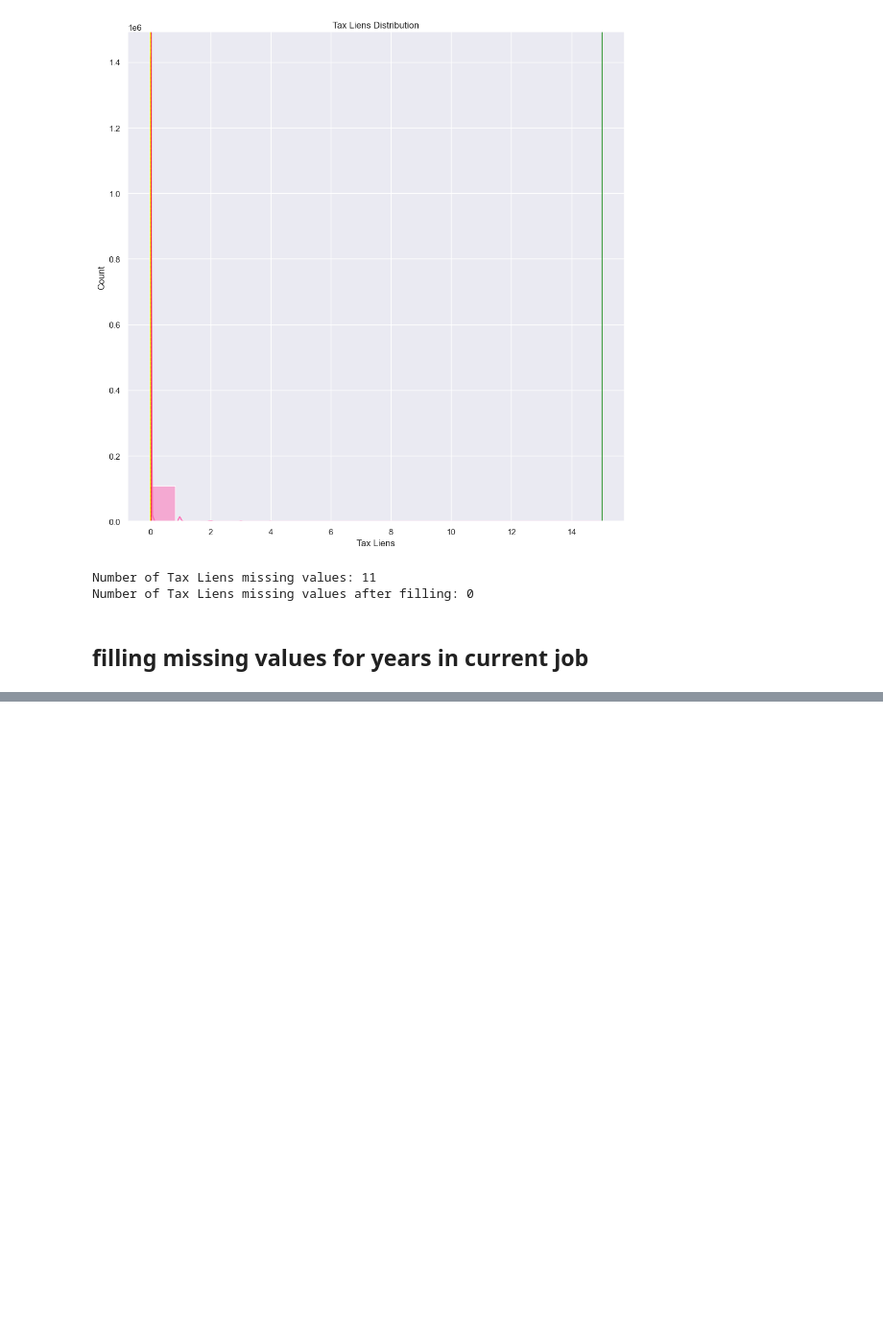
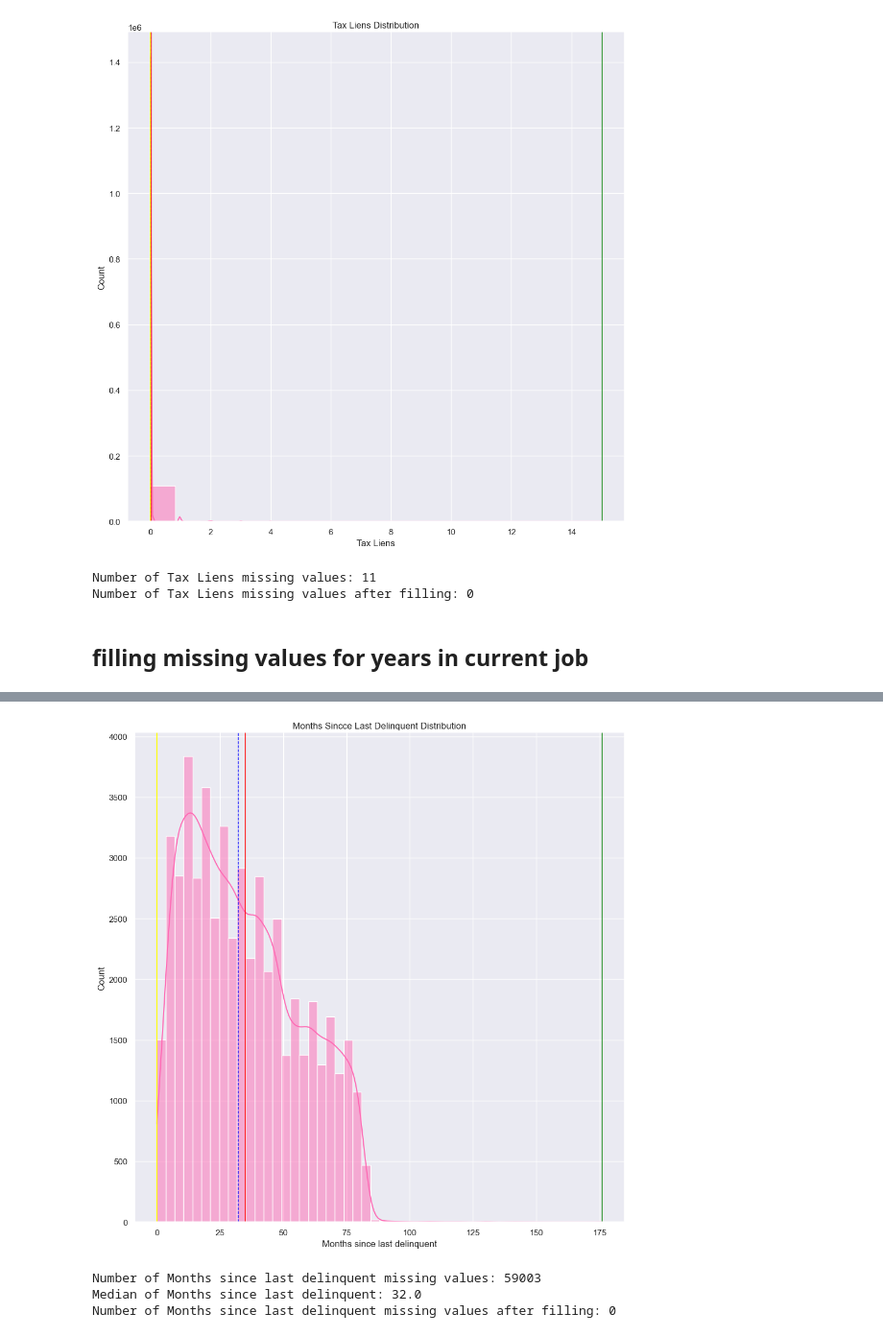
Before and after one commit to xizzax/Exploratory-Data-Analysis-of-LoanGrants, a Jupyter notebook: labtask02.ipynb, the cells around one changed output, grey strips where cells are left out. Shown: that part at 96% size. Drawn from its saved outputs; the diff is of its cells as text; code cells hidden in the pictures; blank space fills up the shorter version.

```diff
--- a/labtask02.ipynb
+++ b/labtask02.ipynb
@@ -279,0 +342,33 @@ Number of Tax Liens missing values after filling: 0
+# %%
+# histogram for months since last delinquent
+m = sns.displot(data=df["Months since last delinquent"],
+                kind="hist",
+             kde=True,
+             color="hotpink",
+             height=10,
+             bins=50
+             )
+plt.title("Months Sincce Last Delinquent Distribution")
+
+
+# red line is mean
+# blue line is median
+# yellow is minimum
+# green is maximum
+
+m.map(specs, "Months since last delinquent")
+plt.show()
+# %% [output]
+[figure, added]
+# %%
+# data is right skewed
+# so we will use median to fill the missing values
+print(f"Number of Months since last delinquent missing values: {df['Months since last delinquent'].isnull().sum()}")
+median = df['Months since last delinquent'].median()
+print(f"Median of Months since last delinquent: {median}")
+df['Months since last delinquent'] = df['Months since last delinquent'].fillna(median)
+print(f"Number of Months since last delinquent missing values after filling: {df['Months since last delinquent'].isnull().sum()}\n")
+# %% [output]
+Number of Months since last delinquent missing values: 59003
+Median of Months since last delinquent: 32.0
+Number of Months since last delinquent missing values after filling: 0
```
Also changed, not shown: parts of 26 cells of this notebook.
